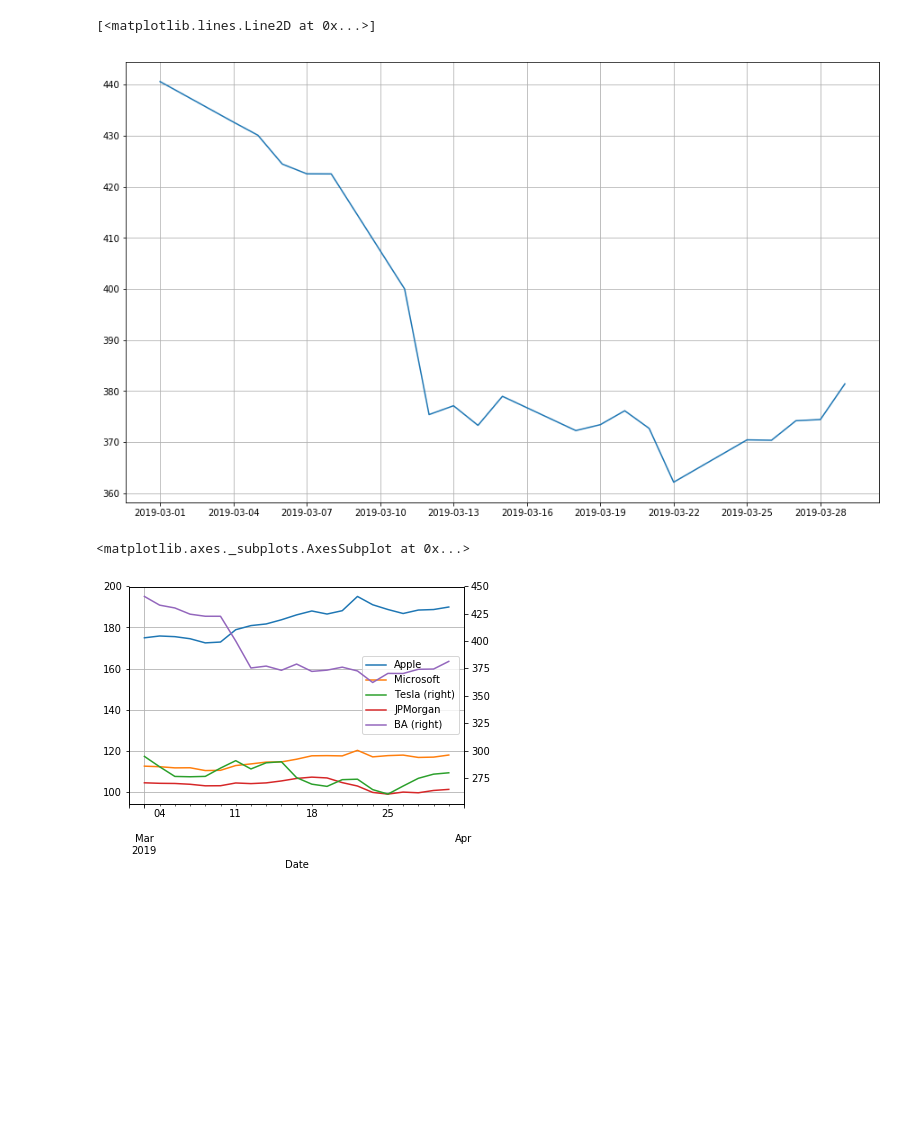
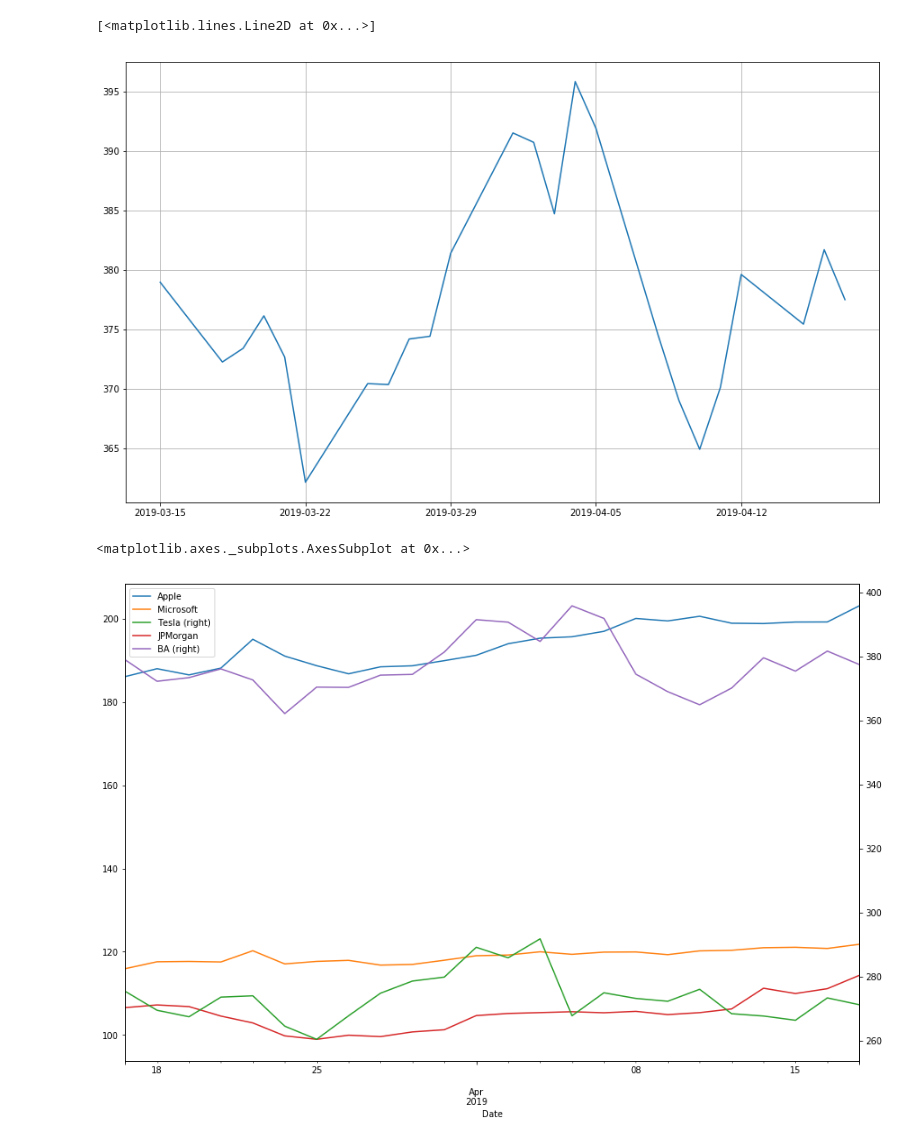
Before and after one commit to Sahaj-Chhabra/DATA-SCIENCE_PROJECT, a Jupyter notebook: Stock Data Extraction.ipynb, the cells around one changed output. Cells and saved outputs as stored; diff of their text form; code cells hidden in the pictures; blank space fills up the shorter version.

```diff
--- a/Stock Data Extraction.ipynb
+++ b/Stock Data Extraction.ipynb
@@ -17,7 +16,8 @@ from pandas.plotting import register_matplotlib_converters
 # %%
 # We will look at stock prices, starting at March 1, 2019
-start = datetime.datetime(2019,3,1)
-end = datetime.date.today()
+start = datetime.datetime(2019,3,15)
+end = datetime.datetime(2019,4,16)
+#end = datetime.date.today()
 
 # Let's get Apple stock data; Apple's ticker symbol is AAPL
 # First argument is the series we want, second is the source ("yahoo" for Yahoo! Finance), third is the start date, fourth is the end date
@@ -100,4 +100,4 @@ plt.grid(True, axis='both')
 plt.plot(BA.index, BA.Close)
 # %% [output]
 [<matplotlib.lines.Line2D at 0x...>]
-[figure, old version]
+[figure, new version]
@@ -104,15 +106,15 @@ plt.plot(BA.index, BA.Close)
 # %%
 stock_commbine_close = pd.DataFrame()
 stock_commbine_close['Apple'] = apple.Close
 stock_commbine_close['Microsoft'] = Microsoft.Close
 stock_commbine_close['Tesla'] = Tesla.Close
 stock_commbine_close['JPMorgan'] = JPMorgan.Close
 stock_commbine_close['BA'] = BA.Close
 stock_commbine_close.to_csv()
 stock_commbine_close
 
 #stock_commbine_close.plot(grid=True)
-stock_commbine_close.plot(secondary_y = ['BA', 'Tesla'], grid = True)
+stock_commbine_close.plot(secondary_y = ['BA', 'Tesla'],figsize=(15,10))
 # %% [output]
 <matplotlib.axes._subplots.AxesSubplot at 0x...>
-[figure, old version]
+[figure, new version]
```
Also changed, not shown: parts of 14 cells of this notebook.
